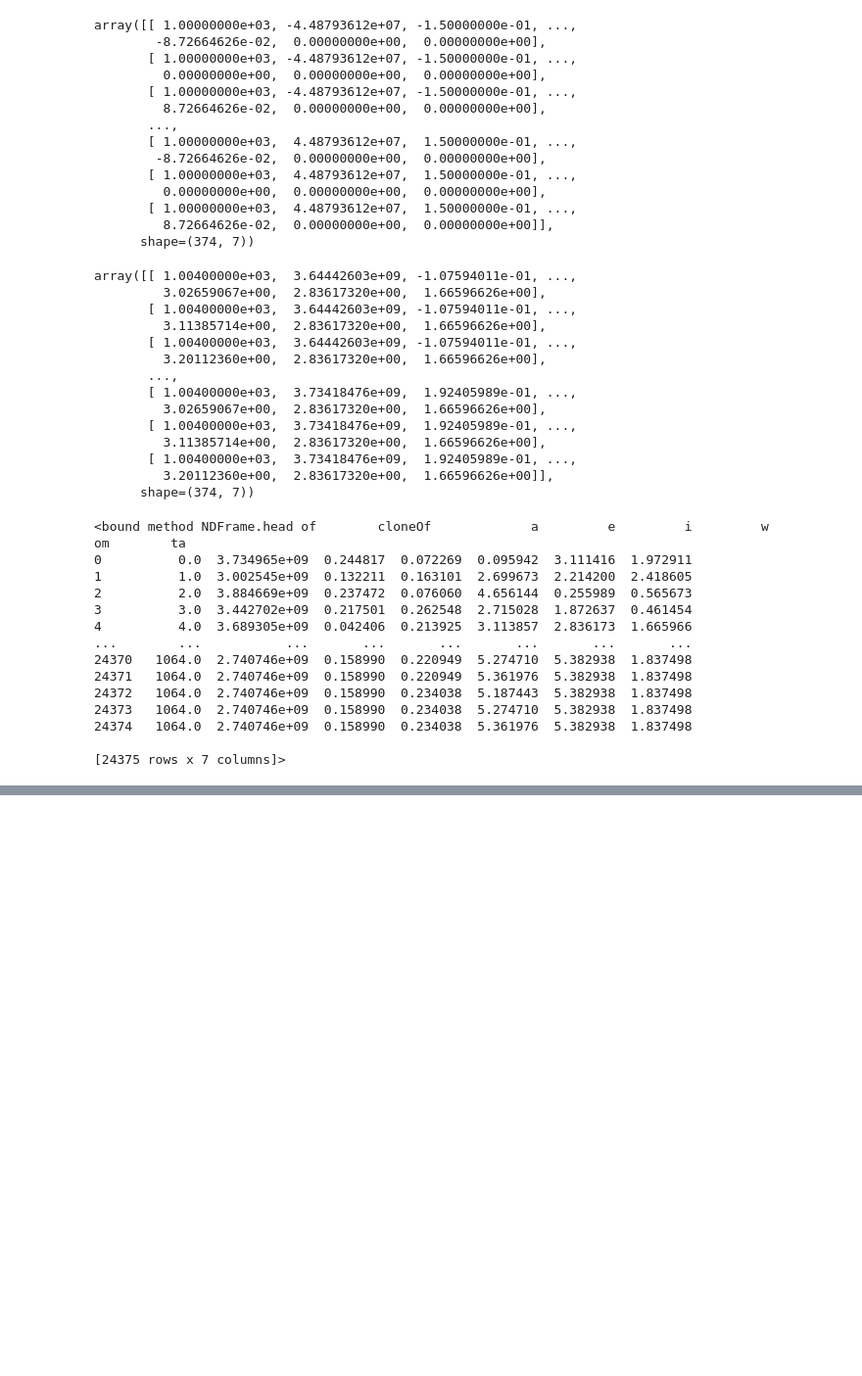
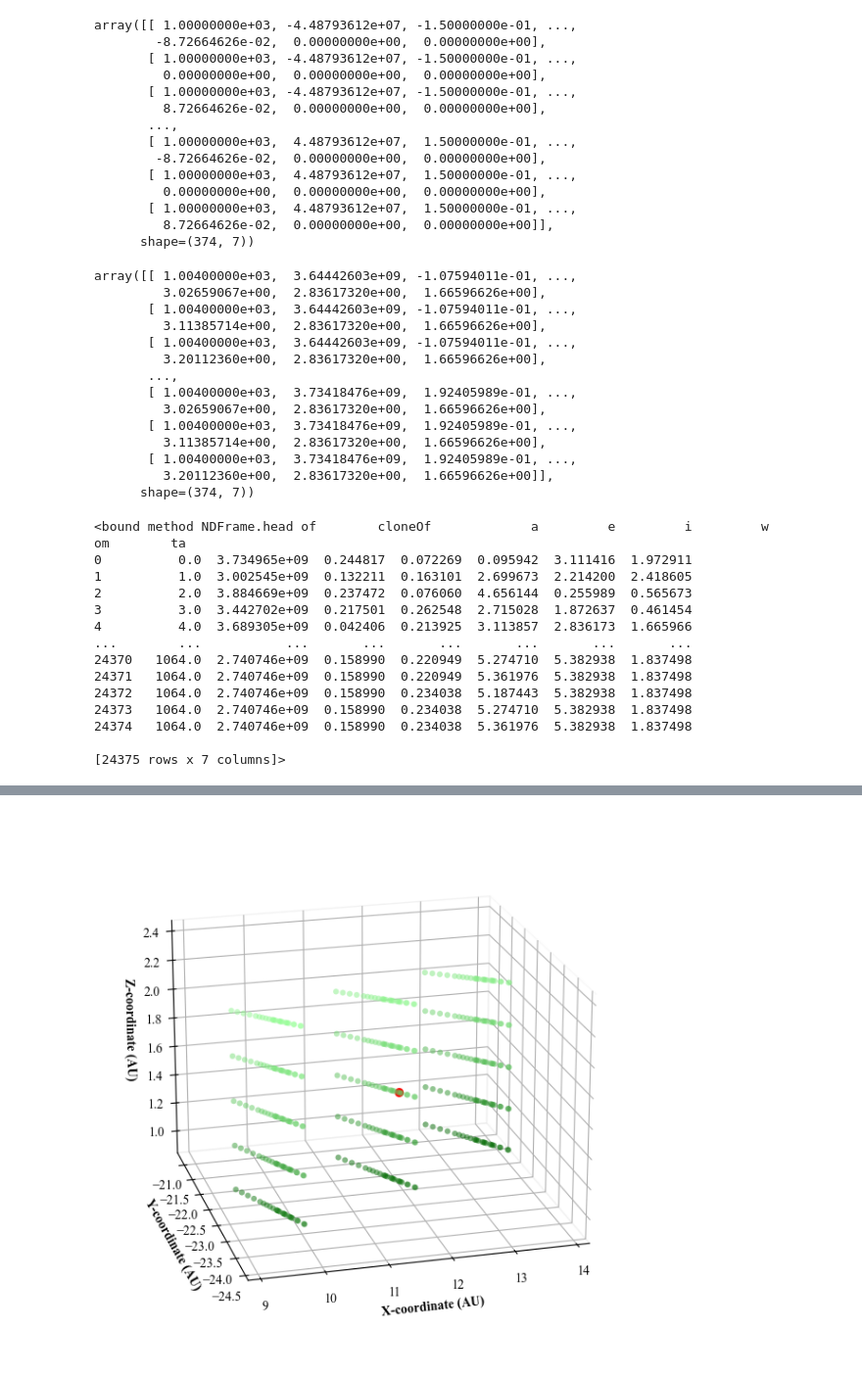
Before and after one commit to ThijsSpoor99/Project-Computational-Science, a Jupyter notebook: processCentaurs.ipynb, the cells around one changed output, grey strips where cells are left out. Shown at 98% size. Saved outputs shown, nothing was run; the diff lists cells and outputs as text; code cells hidden in the pictures; blank space fills up the shorter version.

```diff
--- a/processCentaurs.ipynb
+++ b/processCentaurs.ipynb
@@ -322,0 +273,3 @@ additional_point_cloud_views(tempDF)
+# %%
+centaurFirstClones = centaurs[(centaurs['cloneOf'] == 0) | (centaurs['cloneOf'] == 1000)]
+centaurFirstClones
@@ -322,0 +290,57 @@ additional_point_cloud_views(tempDF)
+# %%
+def plotSingleAngle3D(centaurs):
+    fig = plt.figure(figsize=(8, 6))
+
+    plt.rcParams['mathtext.fontset'] = 'stix'
+    plt.rcParams['mathtext.rm'] = 'Times New Roman'
+    plt.rcParams['font.family'] ='Times New Roman'
+
+    # Create only the top-right subplot
+    ax = fig.add_subplot(111, projection='3d')  # Single subplot
+
+    # Custom color map
+    import matplotlib.colors as mcolors
+    green_colors = [(0.0, 0.4, 0.0), (0.4, 0.8, 0.4), (0.6, 1.0, 0.6)]
+    custom_green_cmap = mcolors.LinearSegmentedColormap.from_list("CustomGreen", green_colors)
+
+    # Plot settings
+    plot_args_original = {
+        'c': 'red',
+        'alpha': 1,
+        's': 50,
+        'edgecolors': 'none'
+    }
+
+    plot_args_clones = {
+        'c': centaurs[1:]['z'],
+        'cmap': custom_green_cmap,
+        'alpha': 0.5,
+        's': 20,
+        'edgecolors': 'none'
+    }
+
+    # Plot data
+    ax.scatter(centaurs[:1]['x'], centaurs[:1]['y'], centaurs[:1]['z'], **plot_args_original)
+    ax.scatter(centaurs[1:]['x'], centaurs[1:]['y'], centaurs[1:]['z'], **plot_args_clones)
+
+    # Axis labels and styling
+    ax.set_xlabel('X-coordinate (AU)', fontweight='bold')
+    ax.set_ylabel('Y-coordinate (AU)', fontweight='bold')
+    ax.set_zlabel('Z-coordinate (AU)', fontweight='bold')
+    ax.grid(True, linestyle='--', linewidth=1, alpha=1, c="w")
+    ax.xaxis.pane.fill = False
+    ax.yaxis.pane.fill = False
+    ax.zaxis.pane.fill = False
+
+    # Set specific view angle (original ax2 settings)
+    ax.view_init(elev=20, azim=255)
+
+    plt.tight_layout()
+    return fig, ax
+
+# Usage
+fig, ax = plotSingleAngle3D(centaurFirstClones)
+plt.savefig("Figures/singularClonesFigure.png", dpi=500)
+plt.show()
+# %% [output]
+[figure, added]
```
Also changed, not shown: parts of 8 cells of this notebook, 4 other files.
